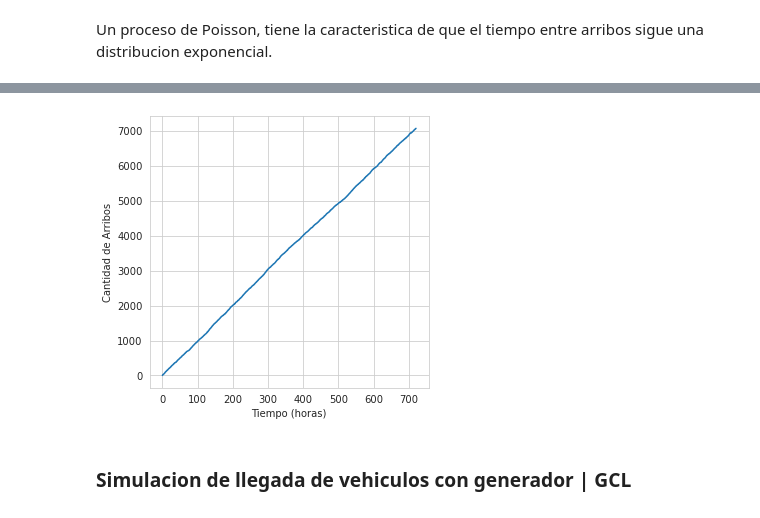
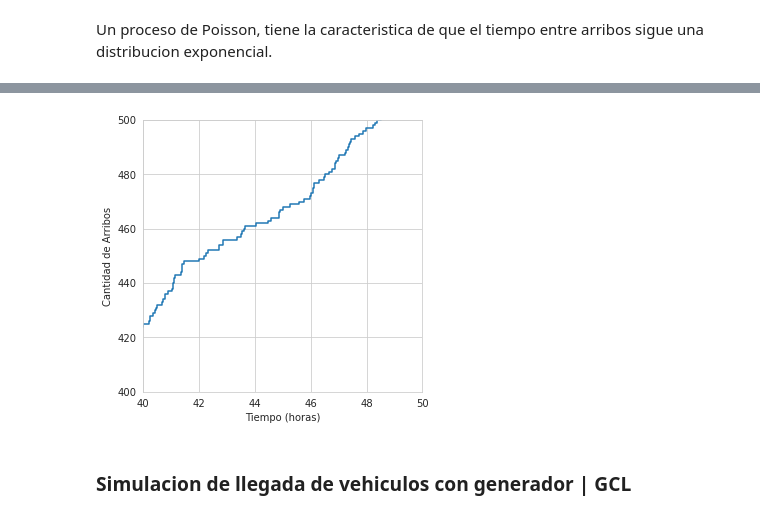
Before and after one commit to AlejandroDaneri/simulacion, a Jupyter notebook: Resolucion.ipynb, the cells around one changed output, grey strips where cells are left out. Saved outputs shown, nothing was run; the diff lists cells and outputs as text; code cells hidden in the pictures.

```diff
--- a/Resolucion.ipynb
+++ b/Resolucion.ipynb
@@ -679,11 +679,12 @@ plt.show()
 # %%
 plt.step(arrivals, range(len(arrivals)))
 plt.xlabel('Tiempo (horas)')
 plt.ylabel('Cantidad de Arribos')
-plt
+plt.xlim(40,50)
+plt.ylim(400,500)
 plt.show()
 # %% [output]
-[figure, old version]
+[figure, new version]
 # %% [markdown]
 ### Simulacion de llegada de vehiculos con generador | GCL
 # %% [markdown]
```
Also changed, not shown: parts of 85 cells of this notebook.
